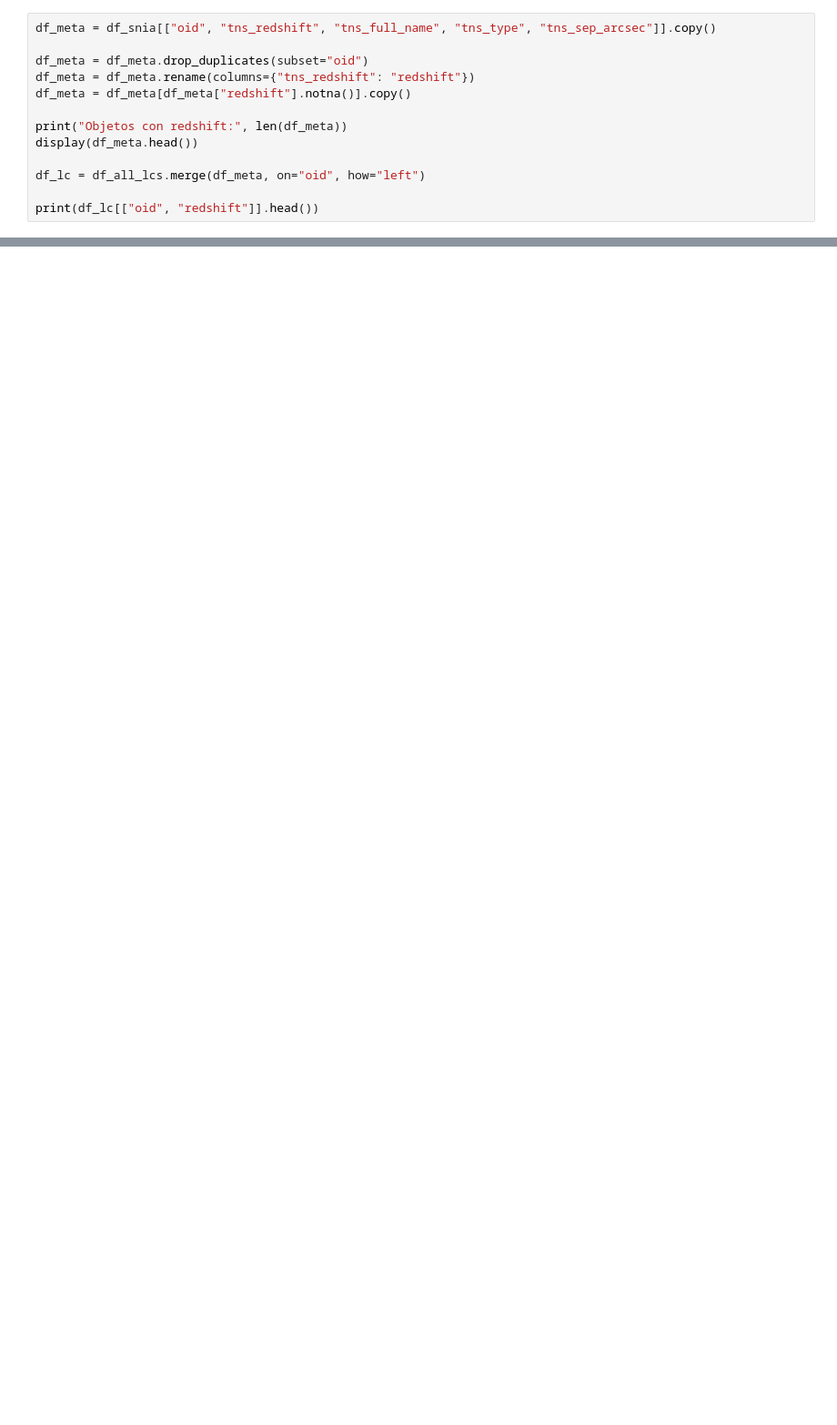
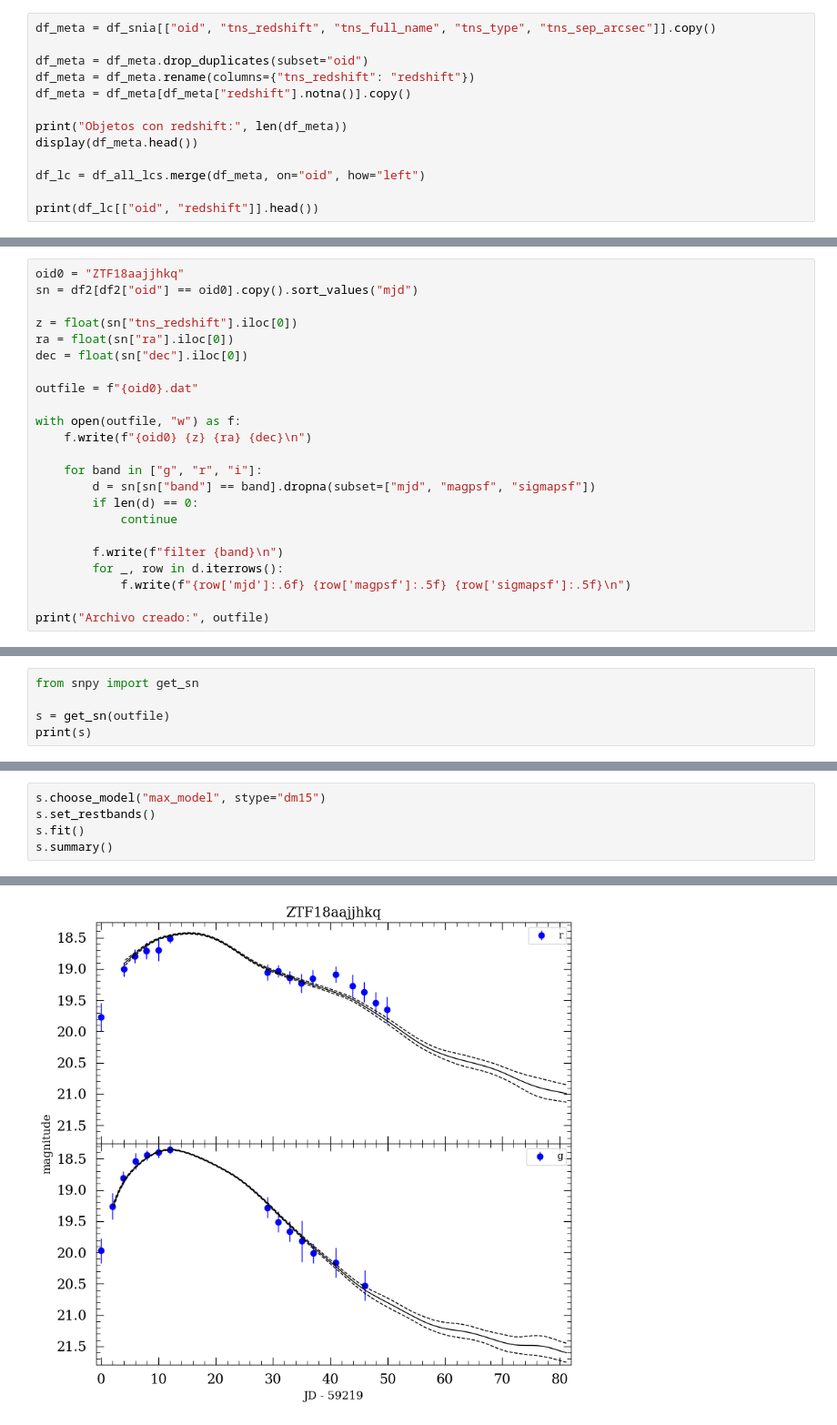
Before and after one commit to jurados/alercehackton2026, a Jupyter notebook: ZTF_candidates.ipynb, the cells around one changed output, grey strips where cells are left out. Shown at 91% size. Saved outputs shown, nothing was run; the diff lists cells and outputs as text; blank space fills up the shorter version.

```diff
--- a/ZTF_candidates.ipynb
+++ b/ZTF_candidates.ipynb
@@ -636,0 +828,23 @@ print(df_lc[["oid", "redshift"]].head())
+# %%
+oid0 = "ZTF18aajjhkq"
+sn = df2[df2["oid"] == oid0].copy().sort_values("mjd")
+
+z = float(sn["tns_redshift"].iloc[0])
+ra = float(sn["ra"].iloc[0])
+dec = float(sn["dec"].iloc[0])
+
+outfile = f"{oid0}.dat"
+
+with open(outfile, "w") as f:
+    f.write(f"{oid0} {z} {ra} {dec}\n")
+
+    for band in ["g", "r", "i"]:
+        d = sn[sn["band"] == band].dropna(subset=["mjd", "magpsf", "sigmapsf"])
+        if len(d) == 0:
+            continue
+
+        f.write(f"filter {band}\n")
+        for _, row in d.iterrows():
+            f.write(f"{row['mjd']:.6f} {row['magpsf']:.5f} {row['sigmapsf']:.5f}\n")
+
+print("Archivo creado:", outfile)
@@ -636,0 +879,5 @@ print(df_lc[["oid", "redshift"]].head())
+# %%
+from snpy import get_sn
+
+s = get_sn(outfile)
+print(s)
@@ -636,0 +887,6 @@ print(df_lc[["oid", "redshift"]].head())
+# %%
+s.choose_model("max_model", stype="dm15")
+s.set_restbands()
+s.fit()
+s.summary()
+# %% [output]
@@ -636,0 +902 @@ print(df_lc[["oid", "redshift"]].head())
+[figure, added]
```
Also changed, not shown: parts of 35 cells of this notebook.
